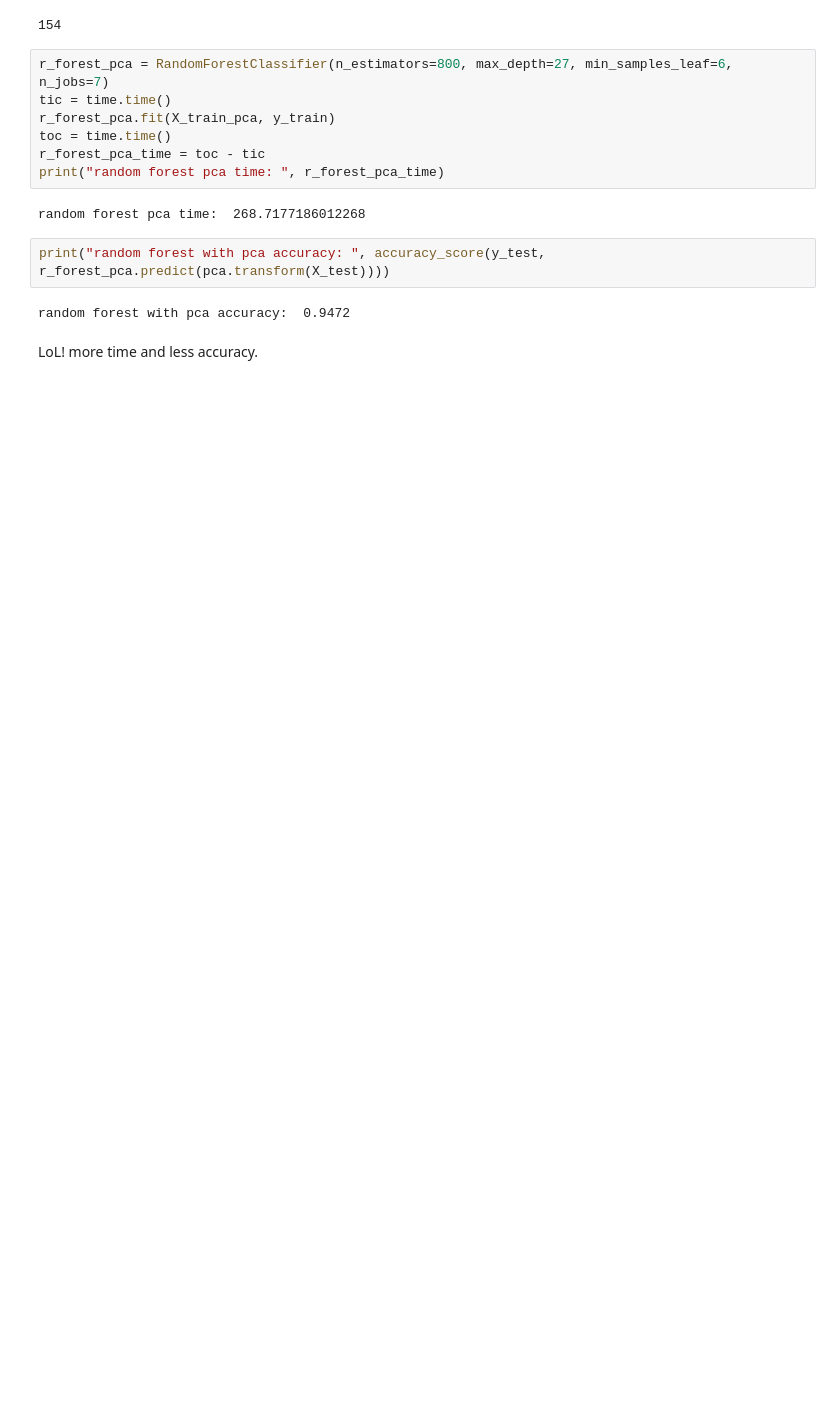
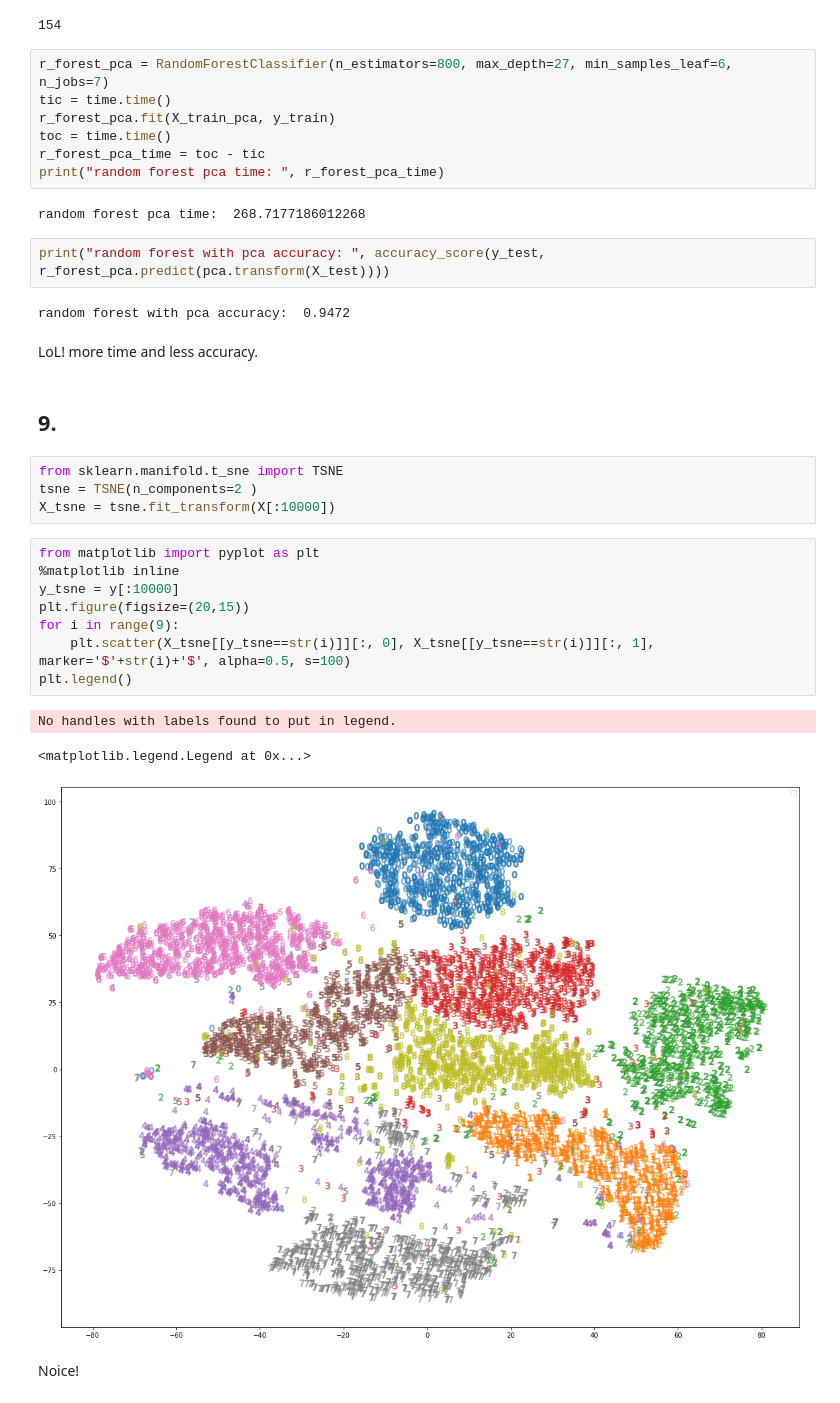
Before and after one commit to nimahsn/handson-ml2, a Jupyter notebook: playground/chapter8/exercises.ipynb, the cells around one changed output. Cells and saved outputs as stored; diff of their text form; blank space fills up the shorter version.

```diff
--- a/playground/chapter8/exercises.ipynb
+++ b/playground/chapter8/exercises.ipynb
@@ -53,3 +53,23 @@ print("random forest with pca accuracy: ", accuracy_score(y_test, r_forest_pca.p
 random forest with pca accuracy:  0.9472
 # %% [markdown]
 LoL! more time and less accuracy.
+# %% [markdown]
+## 9.
+# %%
+from sklearn.manifold.t_sne import TSNE
+tsne = TSNE(n_components=2 )
+X_tsne = tsne.fit_transform(X[:10000])
+# %%
+from matplotlib import pyplot as plt
+%matplotlib inline
+y_tsne = y[:10000]
+plt.figure(figsize=(20,15))
+for i in range(9):
+    plt.scatter(X_tsne[[y_tsne==str(i)]][:, 0], X_tsne[[y_tsne==str(i)]][:, 1], marker='$'+str(i)+'$', alpha=0.5, s=100)
+plt.legend()
+# %% [output]
+No handles with labels found to put in legend.
+<matplotlib.legend.Legend at 0x...>
+[figure, added]
+# %% [markdown]
+Noice!
```
